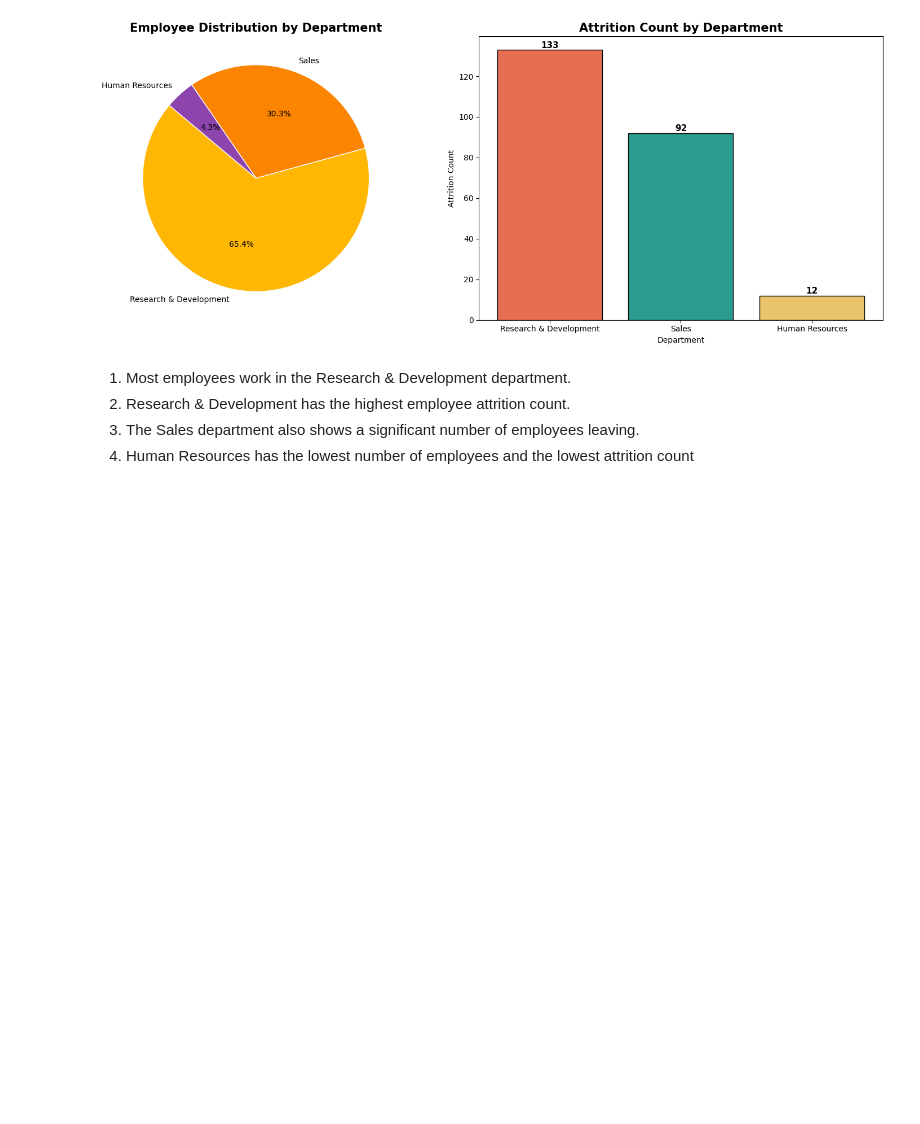
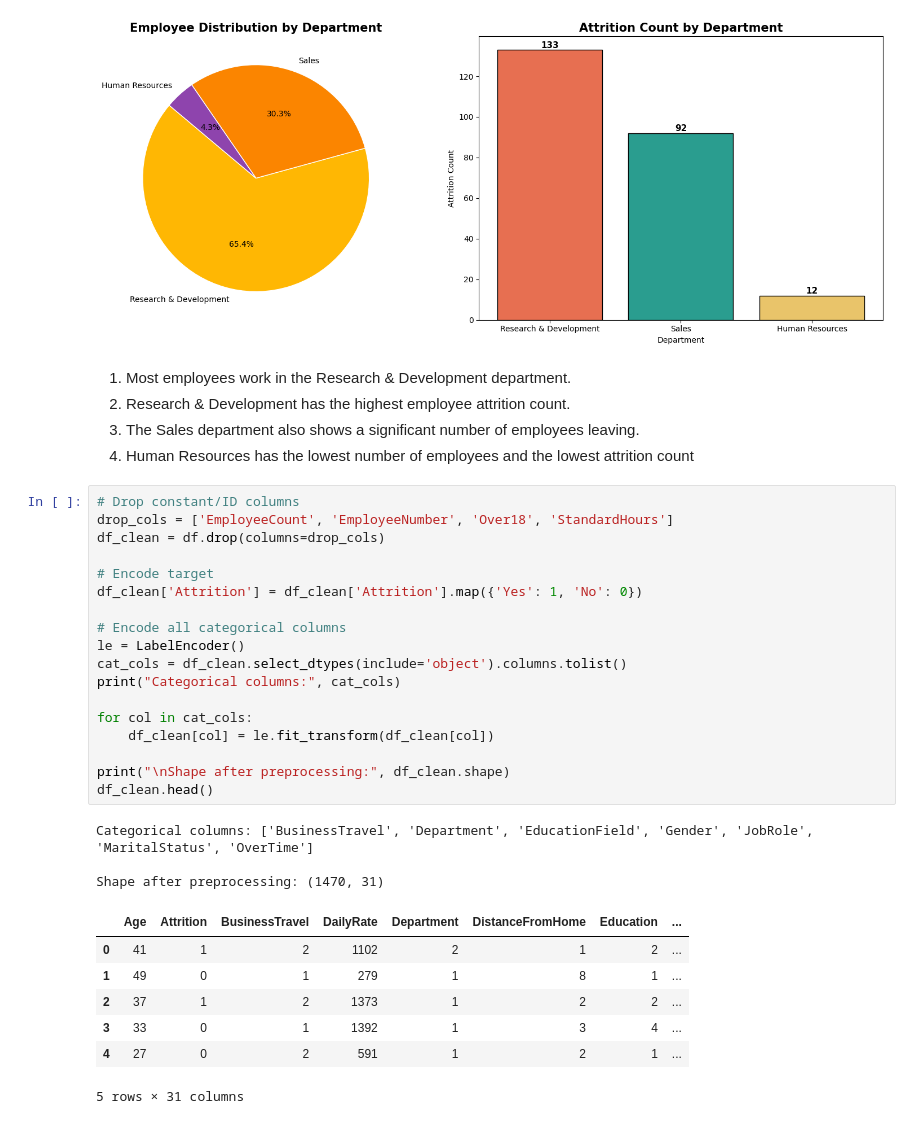
Before and after one commit to athulyamannambath/Employee-Attrition-Prediction-Using-HR-Analytics, a Jupyter notebook: employye.ipynb, the cells around one changed output. Saved outputs shown, nothing was run; the diff lists cells and outputs as text; blank space fills up the shorter version.

```diff
--- a/employye.ipynb
+++ b/employye.ipynb
@@ -322,3 +322,32 @@ plt.show()
 2. Research & Development has the highest employee attrition count.
 3. The Sales department also shows a significant number of employees leaving.
 4. Human Resources has the lowest number of employees and the lowest attrition count
+# %%
+# Drop constant/ID columns
+drop_cols = ['EmployeeCount', 'EmployeeNumber', 'Over18', 'StandardHours']
+df_clean = df.drop(columns=drop_cols)
+
+# Encode target
+df_clean['Attrition'] = df_clean['Attrition'].map({'Yes': 1, 'No': 0})
+
+# Encode all categorical columns
+le = LabelEncoder()
+cat_cols = df_clean.select_dtypes(include='object').columns.tolist()
+print("Categorical columns:", cat_cols)
+
+for col in cat_cols:
+    df_clean[col] = le.fit_transform(df_clean[col])
+
+print("\nShape after preprocessing:", df_clean.shape)
+df_clean.head()
+# %% [output]
+Categorical columns: ['BusinessTravel', 'Department', 'EducationField', 'Gender', 'JobRole', 'MaritalStatus', 'OverTime']
+
+Shape after preprocessing: (1470, 31)
+|  | Age | Attrition | BusinessTravel | DailyRate | Department | DistanceFromHome | Education | ... |
+| 0 | 41 | 1 | 2 | 1102 | 2 | 1 | 2 | ... |
+| 1 | 49 | 0 | 1 | 279 | 1 | 8 | 1 | ... |
+| 2 | 37 | 1 | 2 | 1373 | 1 | 2 | 2 | ... |
+| 3 | 33 | 0 | 1 | 1392 | 1 | 3 | 4 | ... |
+| 4 | 27 | 0 | 2 | 591 | 1 | 2 | 1 | ... |
+5 rows × 31 columns
```
Also changed, not shown: parts of 5 cells of this notebook, 3 other files.
